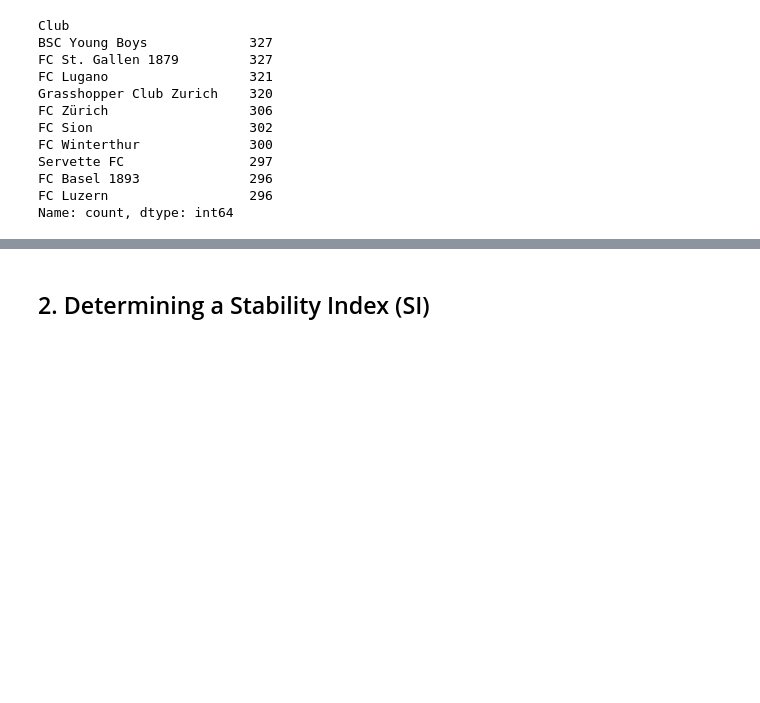
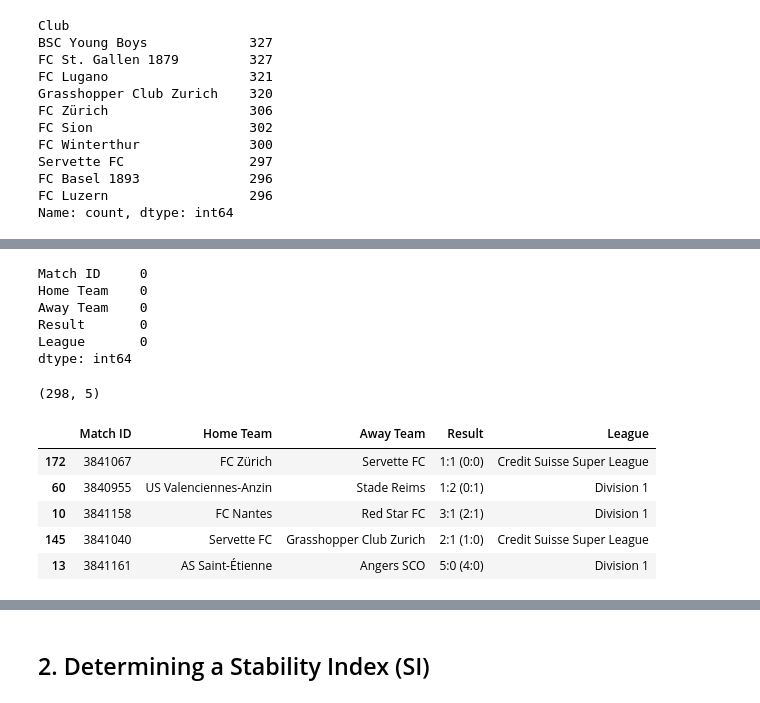
Before and after one commit to heinimoreno/PBL_RA_MH, a Jupyter notebook: Data_Analysis.ipynb, the cells around one changed output, grey strips where cells are left out. Drawn from its saved outputs; the diff is of its cells as text; code cells hidden in the pictures; blank space fills up the shorter version.

```diff
--- a/Data_Analysis.ipynb
+++ b/Data_Analysis.ipynb
@@ -274,0 +322,16 @@ events_SL.sample(10)
+# %%
+# check for missing values
+missing_values_m = m_info.isnull().sum()
+
+missing_values_m
+# %% [output]
+Match ID     0
+Home Team    0
+Away Team    0
+Result       0
+League       0
+dtype: int64
+# %%
+m_info.shape
+# %% [output]
+(298, 5)
@@ -274,0 +341,12 @@ events_SL.sample(10)
+# %%
+# getting rid of the '\r\n' in the result column
+m_info['Result'] = m_info['Result'].str.replace('\r\n', ' ')
+
+m_info.sample(5)
+# %% [output]
+|  | Match ID | Home Team | Away Team | Result | League |
+| 172 | 3841067 | FC Zürich | Servette FC | 1:1 (0:0) | Credit Suisse Super League |
+| 60 | 3840955 | US Valenciennes-Anzin | Stade Reims | 1:2 (0:1) | Division 1 |
+| 10 | 3841158 | FC Nantes | Red Star FC | 3:1 (2:1) | Division 1 |
+| 145 | 3841040 | Servette FC | Grasshopper Club Zurich | 2:1 (1:0) | Credit Suisse Super League |
+| 13 | 3841161 | AS Saint-Étienne | Angers SCO | 5:0 (4:0) | Division 1 |
```
Also changed, not shown: parts of 16 cells of this notebook, 1 other file.
